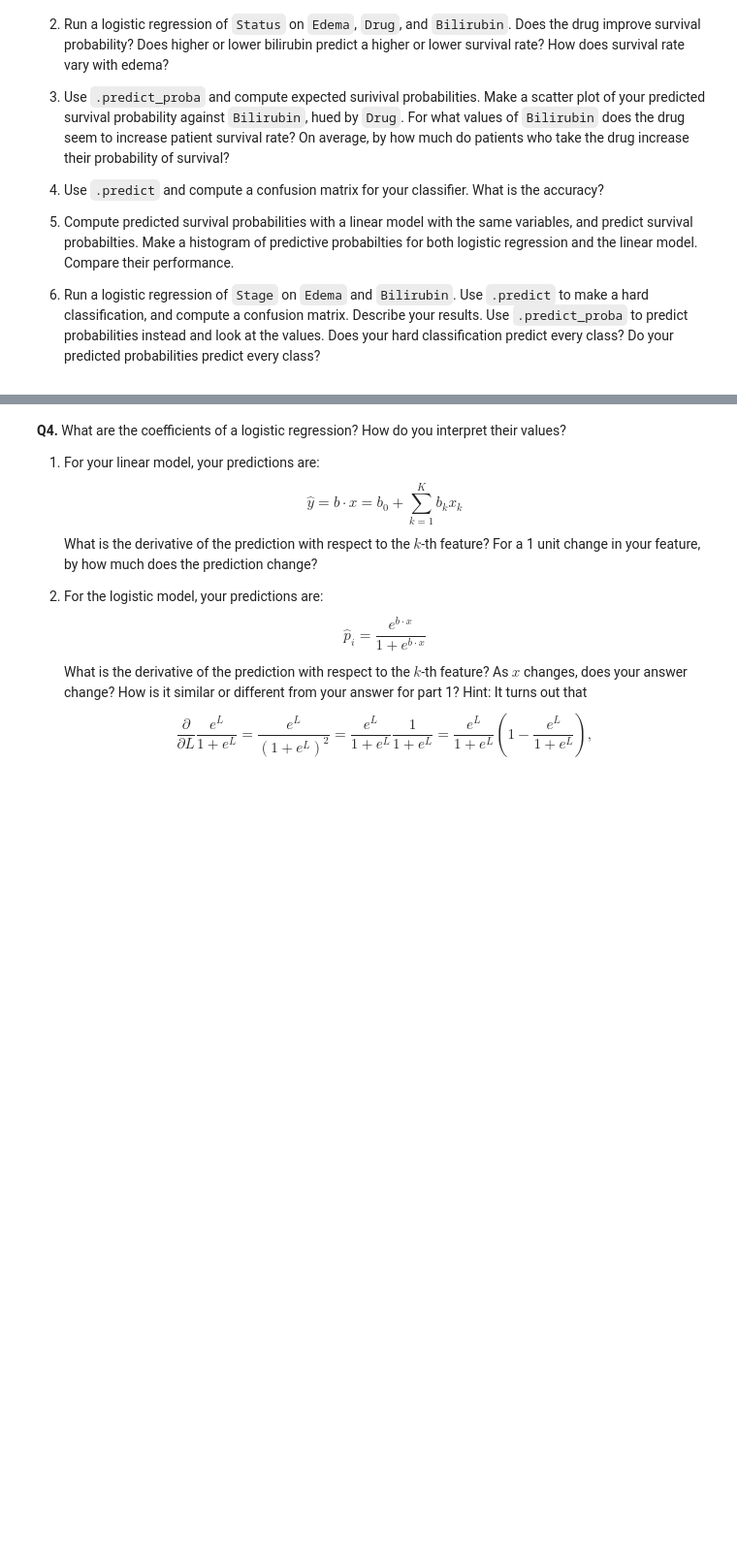
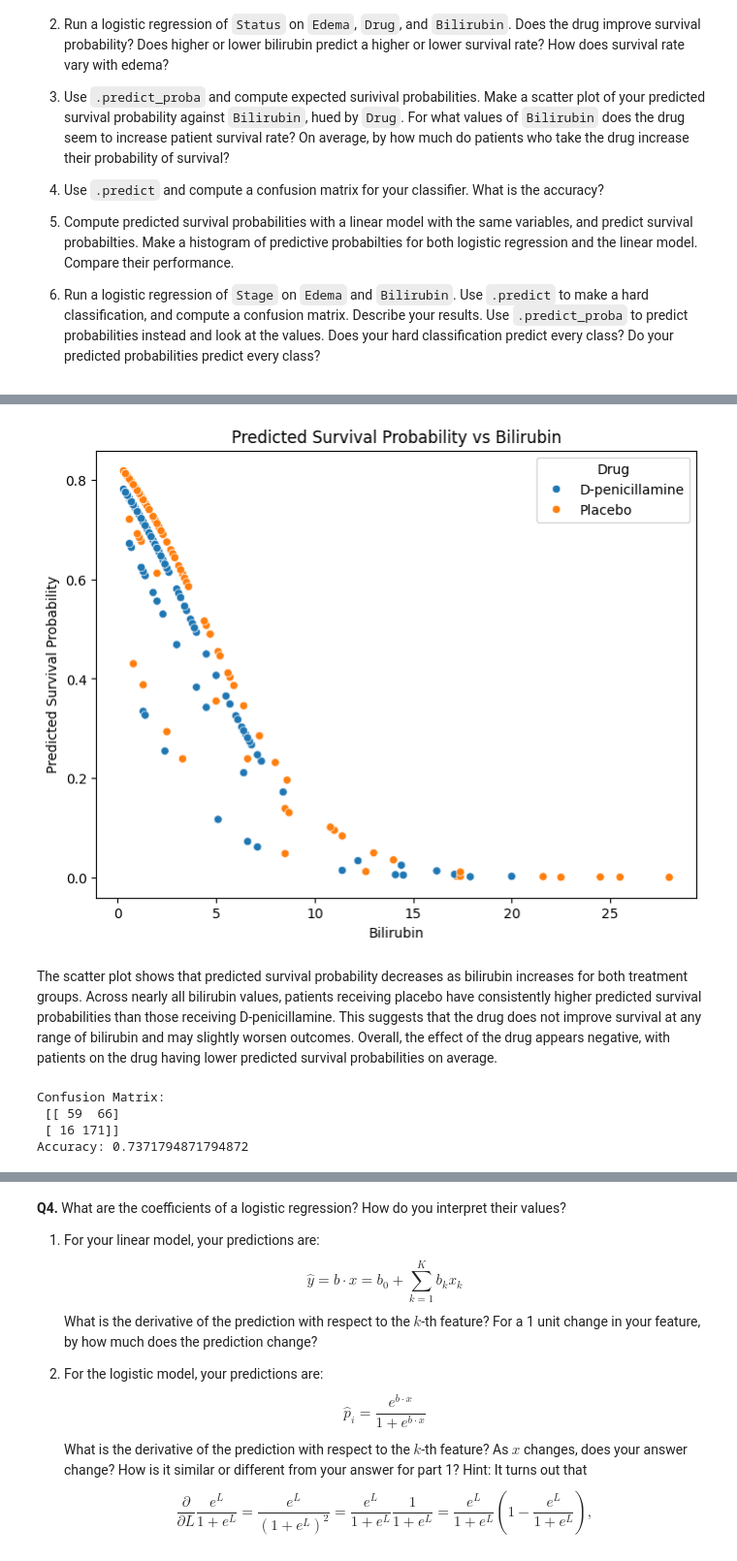
Before and after one commit to dishidhak/DS3021assignment02, a Jupyter notebook: 05_dd_glm.ipynb, the cells around one changed output, grey strips where cells are left out. Shown at 97% size. Saved outputs shown, nothing was run; the diff lists cells and outputs as text; code cells hidden in the pictures; blank space fills up the shorter version.

```diff
--- a/05_dd_glm.ipynb
+++ b/05_dd_glm.ipynb
@@ -122,0 +316,15 @@ The relevant data are:
+# %%
+# 3.2
+X = pd.get_dummies(cirr[['Edema', 'Drug', 'Bilirubin']], drop_first=True)
+y = cirr['Status_bin']
+
+logreg = LogisticRegression(max_iter=1000)
+logreg.fit(X, y)
+
+coef_df = pd.DataFrame({
+    'Variable': X.columns,
+    'Coefficient': logreg.coef_[0]
+})
+
+print(coef_df)
+print("Intercept:", logreg.intercept_[0])
@@ -122,0 +340,38 @@ The relevant data are:
+# %%
+# 3.3
+# Predicted survival probabilities
+cirr['pred_survival_prob'] = logreg.predict_proba(X)[:, 1]
+
+# Scatter plot
+plt.figure(figsize=(8,6))
+sns.scatterplot(
+    data=cirr,
+    x='Bilirubin',
+    y='pred_survival_prob',
+    hue='Drug'
+)
+plt.title('Predicted Survival Probability vs Bilirubin')
+plt.xlabel('Bilirubin')
+plt.ylabel('Predicted Survival Probability')
+plt.show()
+# %% [output]
+[figure, added]
+# %% [markdown]
+The scatter plot shows that predicted survival probability decreases as bilirubin increases for both treatment groups. Across nearly all bilirubin values, patients receiving placebo have consistently higher predicted survival probabilities than those receiving D-penicillamine. This suggests that the drug does not improve survival at any range of bilirubin and may slightly worsen outcomes. Overall, the effect of the drug appears negative, with patients on the drug having lower predicted survival probabilities on average.
+# %%
+# 3.4
+# Predictions
+y_pred = logreg.predict(X)
+
+# Confusion matrix
+cm = confusion_matrix(y, y_pred)
+print("Confusion Matrix:\n", cm)
+
+# Accuracy
+acc = accuracy_score(y, y_pred)
+print("Accuracy:", acc)
+# %% [output]
+Confusion Matrix:
+ [[ 59  66]
+ [ 16 171]]
+Accuracy: 0.7371794871794872
```
Also changed, not shown: parts of 33 cells of this notebook.
